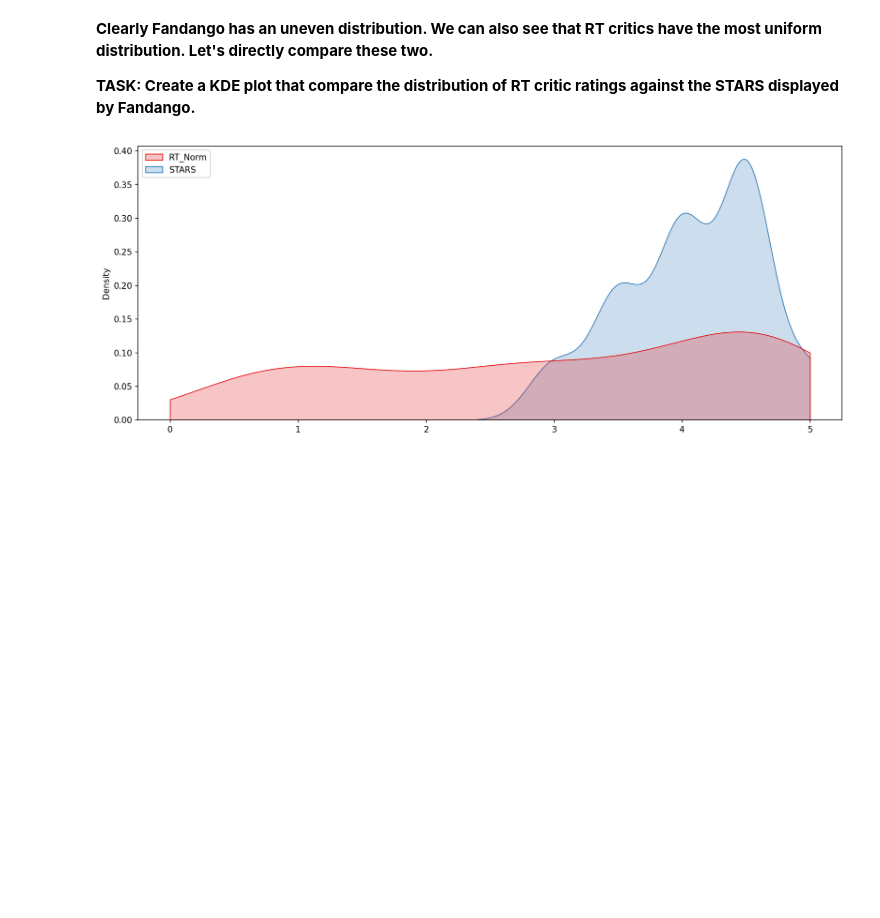
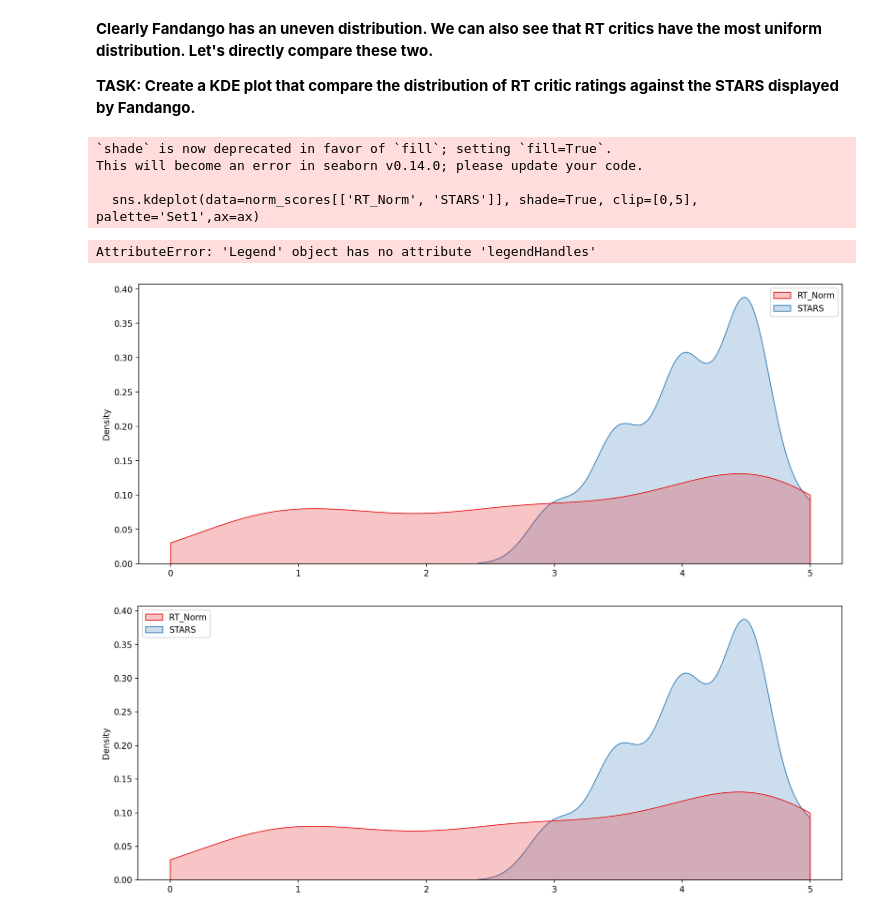
Before and after one commit to JisungWoo/UdemyCourse, a Jupyter notebook: 06-Capstone-Project/00-Capstone-Project.ipynb, the cells around one changed output. Drawn from its saved outputs; the diff is of its cells as text; code cells hidden in the pictures; blank space fills up the shorter version.

```diff
--- a/06-Capstone-Project/00-Capstone-Project.ipynb
+++ b/06-Capstone-Project/00-Capstone-Project.ipynb
@@ -852,3 +866,15 @@ sns.kdeplot(data=norm_scores, x)
+# %%
+#CODE HERE
+fig, ax = plt.subplots(figsize=(15,6), dpi=200)
+sns.kdeplot(data=norm_scores[['RT_Norm', 'STARS']], shade=True, clip=[0,5], palette='Set1',ax=ax)
+move_legend(ax, 'upper left')
+# %% [output]
+`shade` is now deprecated in favor of `fill`; setting `fill=True`.
+This will become an error in seaborn v0.14.0; please update your code.
+
+  sns.kdeplot(data=norm_scores[['RT_Norm', 'STARS']], shade=True, clip=[0,5], palette='Set1',ax=ax)
+AttributeError: 'Legend' object has no attribute 'legendHandles'
+[figure, added]
 # %%
 # %% [output]
 [figure]
```
Also changed, not shown: parts of 16 cells of this notebook.
